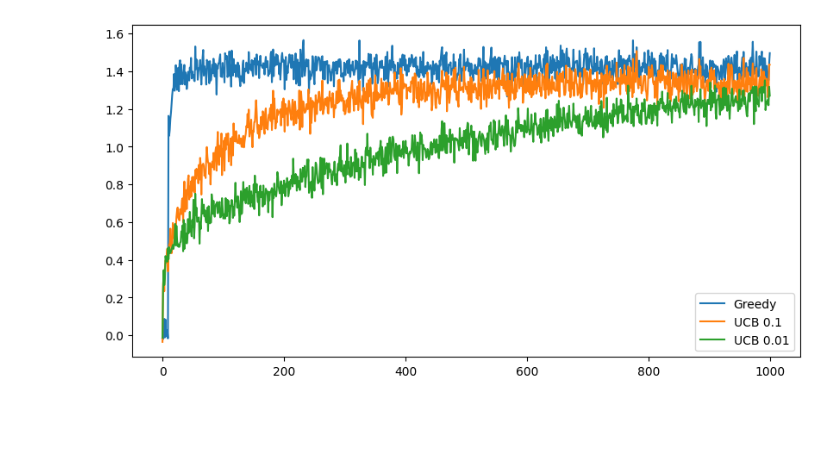
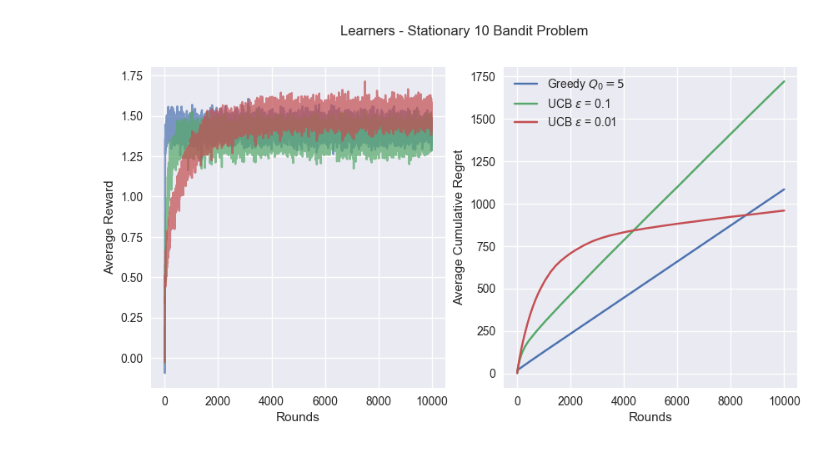
Before and after one commit to georgec123/aiml, a Jupyter notebook: src/Q2/e.ipynb, the cells around one changed output. Drawn from its saved outputs; the diff is of its cells as text; code cells hidden in the pictures; blank space fills up the shorter version.

Commit message:
q2 track regret

```diff
--- a/src/Q2/e.ipynb
+++ b/src/Q2/e.ipynb
@@ -3,10 +3,11 @@ from Learners import GreedyLearner, GreedyUCBLearner
 import matplotlib.pyplot as plt
 import numpy as np
 np.random.seed(5)
+plt.style.use('seaborn-v0_8')
 # %%
 
 num_arms = 10
-rounds = 1000
+rounds = 10_000
 num_tests = 500
 
 learners = [(GreedyLearner, {'rounds': rounds, 'num_arms': num_arms, 'initial_value': 5,
@@ -18,15 +19,19 @@ learners = [(GreedyLearner, {'rounds': rounds, 'num_arms': num_arms, 'initial_va
             ]
 
 scores = [np.empty((num_tests, rounds)) for _ in range(len(learners))]
-
+regret = [np.empty((num_tests, rounds)) for _ in range(len(learners))]
 
 for i in range(num_tests):
 
+    # Ensure that the testbed is the same for each learner
     means = np.random.normal(size=num_arms)
     testbed = np.random.normal(loc=means, size=(rounds, num_arms))
+    testbed_means = np.repeat(means[np.newaxis, :], rounds, axis=0)
 
+    # Run each learner
     for idx, (learner_class, kwargs) in enumerate(learners):
 
-        learner = learner_class(testbed=testbed, **kwargs)
+        learner = learner_class(testbed=testbed, testbed_means=testbed_means, **kwargs)
         learner.learn()
         scores[idx][i] = learner.rewards
+        regret[idx][i] = learner.regret
@@ -35,10 +38,20 @@ for i in range(num_tests):
-# %%
-fig, ax = plt.subplots(1, 1, figsize=(10, 5))
-
-ax.plot(np.mean(scores[0], axis=0), label='Greedy')
-ax.plot(np.mean(scores[1], axis=0), label='UCB 0.1')
-ax.plot(np.mean(scores[2], axis=0), label='UCB 0.01')
-plt.legend()
-plt.show()
-# %% [output]
-[figure, removed]
+# %%
+fig, axs = plt.subplots(1, 2, figsize=(10, 5))
+
+ax, ax2 = axs
+
+for idx, learner in enumerate([r'Greedy $Q_{0}=5$', r'UCB $\epsilon$ = 0.1', 'UCB $\epsilon$ = 0.01']):
+    ax.plot(np.mean(scores[idx], axis=0), label=learner, alpha=0.7)
+    ax2.plot(np.cumsum(regret[idx], axis=1).mean(axis=0), label=learner)
+
+plt.suptitle(f'Learners - Stationary {num_arms} Bandit Problem')
+ax.set_ylabel('Average Reward')
+ax2.set_ylabel('Average Cumulative Regret')
+ax.set_xlabel('Rounds')
+ax2.set_xlabel('Rounds')
+plt.legend()
+
+plt.savefig('../../plots/q2/e.png', dpi=300)
+plt.show()
+# %% [output]
+[figure, added]
```
Also changed, not shown: parts of 1 cell of this notebook, 5 other files.
